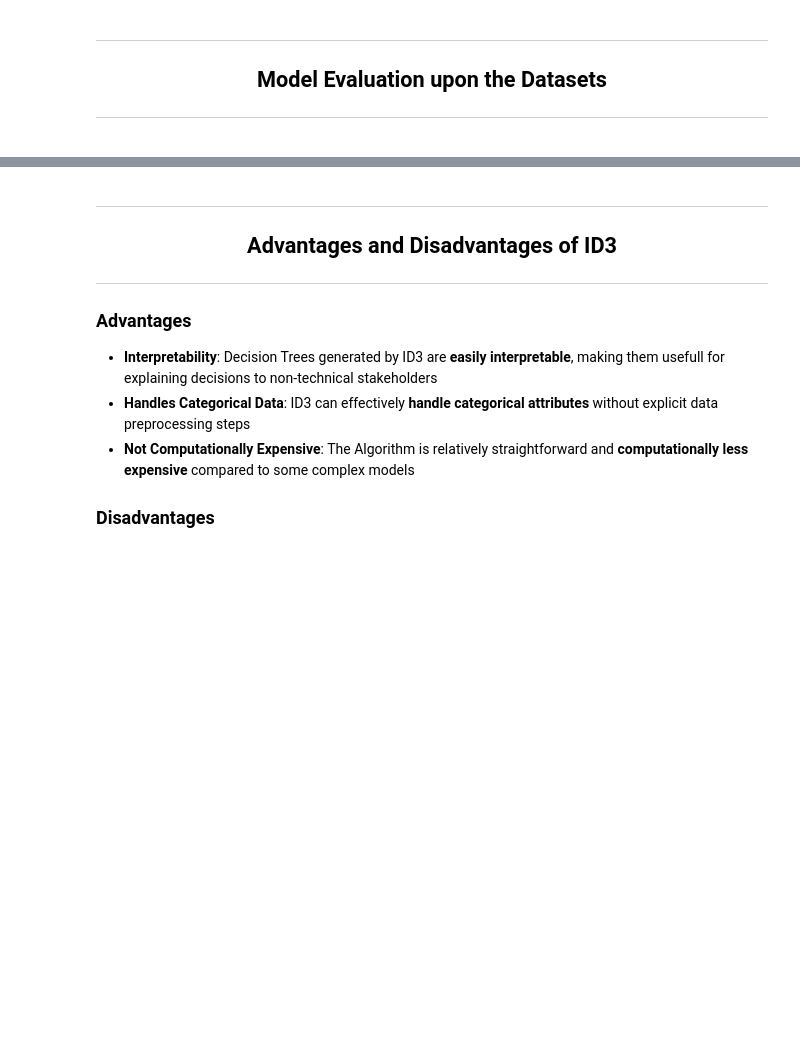
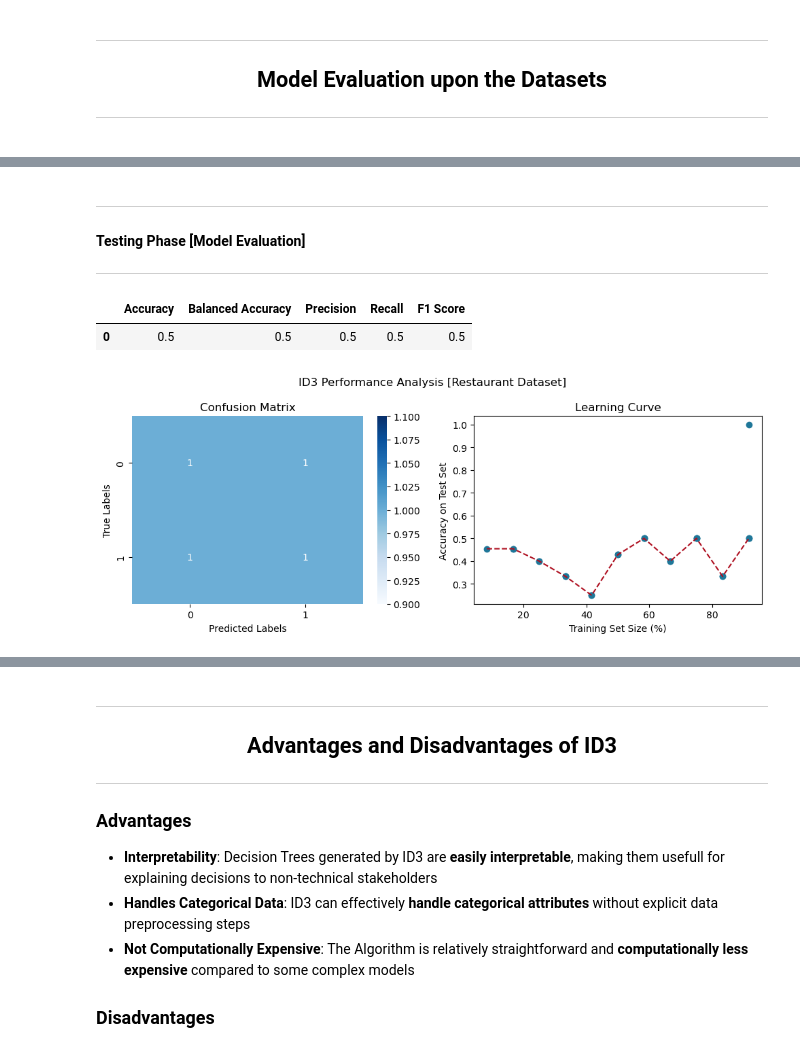
Before and after one commit to EstevesX10/AI-Decision-Trees-ID3, a Jupyter notebook: Decision Trees - ID3/Decision_Trees_ID3.ipynb, the cells around one changed output, grey strips where cells are left out. Drawn from its saved outputs; the diff is of its cells as text; code cells hidden in the pictures; blank space fills up the shorter version.

```diff
--- a/Decision Trees - ID3/Decision_Trees_ID3.ipynb
+++ b/Decision Trees - ID3/Decision_Trees_ID3.ipynb
@@ -357,8 +357,10 @@ class DecisionTree:
         feature_value = X[node.feature]
 
         for child in node.children:
-            if (feature_value == child.threshold):
-                return self._traverse_tree(X, child)
+                if (type(child.threshold) == pd._libs.interval.Interval and (feature_value in child.threshold or feature_value == child.threshold)):
+                    return self._traverse_tree(X, child)
+                elif (feature_value == child.threshold):
+                    return self._traverse_tree(X, child)
 
     def predict(self, X):
         # Predicts the Label given an Input
@@ -764,0 +557,18 @@ dt.score(y_pred, y_test)
+# %% [markdown]
+---
+#### Testing Phase [Model Evaluation]
+---
+# %%
+# Testing the Model with a few Metrics
+y_pred = dt.predict(x_test)
+restaurant_metrics = Metrics(y_pred, y_test)
+restaurant_metrics.calculate_metrics()
+# %% [output]
+|  | Accuracy | Balanced Accuracy | Precision | Recall | F1 Score |
+| 0 | 0.5 | 0.5 | 0.5 | 0.5 | 0.5 |
+# %%
+# Plotting the Confusion Matrix and the Learning Curve
+points = calc_learning_curve_points(DecisionTree, restaurant.data, restaurant.target)
+Plot_Model_Stats(dt, points, x_test, y_test, Title='ID3 Performance Analysis [Restaurant Dataset]')
+# %% [output]
+[figure, added]
```
Also changed, not shown: parts of 106 cells of this notebook.
